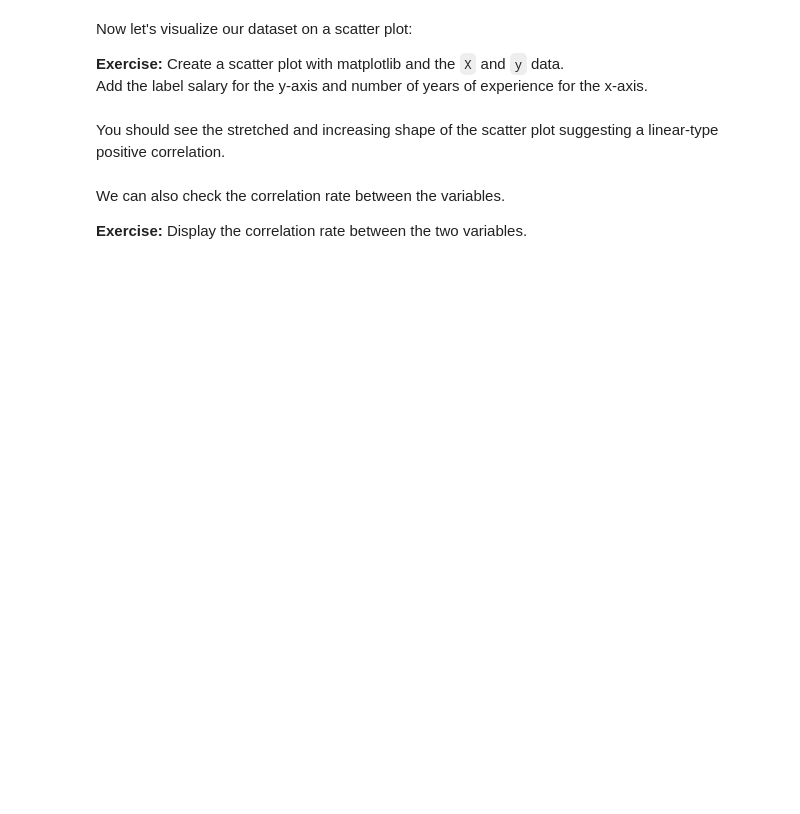
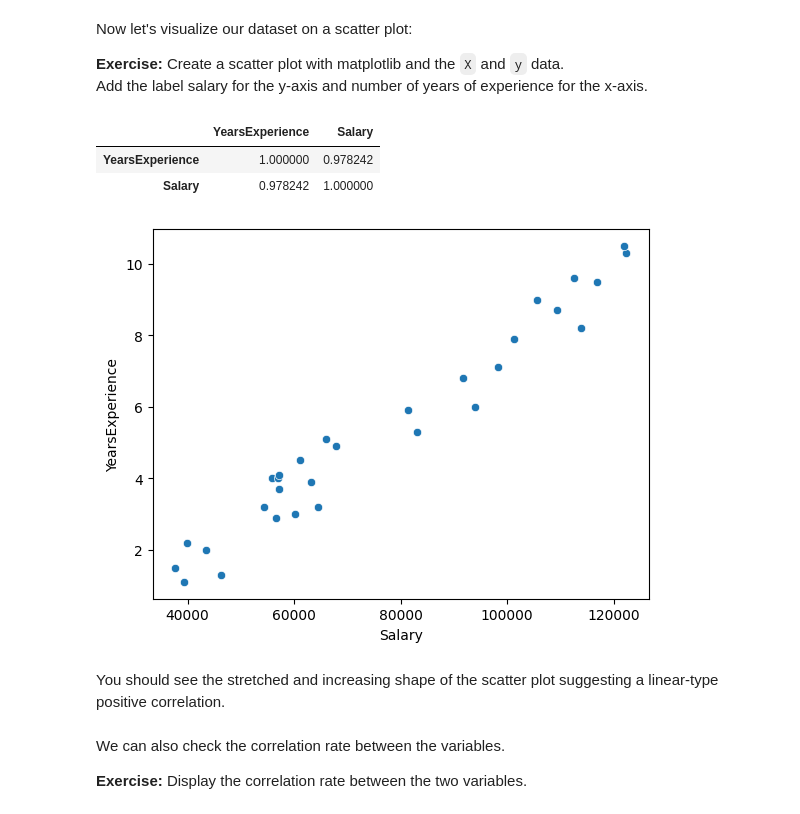
Before and after one commit to AdrienPiette/LGG-Thomas4, a Jupyter notebook: 02-TheHill/MachineLearningIntro/02-ModelingStructuredData/01-Regression/01-simple-linear-regression.ipynb, the cells around one changed output. Cells and saved outputs as stored; diff of their text form; code cells hidden in the pictures; blank space fills up the shorter version.

```diff
--- a/02-TheHill/MachineLearningIntro/02-ModelingStructuredData/01-Regression/01-simple-linear-regression.ipynb
+++ b/02-TheHill/MachineLearningIntro/02-ModelingStructuredData/01-Regression/01-simple-linear-regression.ipynb
@@ -88,6 +132,18 @@ Now let's visualize our dataset on a scatter plot:
 
 **Exercise:** Create a scatter plot with matplotlib and the `X` and `y` data.
 Add the label salary for the y-axis and number of years of experience for the x-axis.
+# %%
+import seaborn as sns
+import matplotlib as plt
+
+sns.scatterplot(data=df, x='Salary',y='YearsExperience')
+
+df.corr()
+# %% [output]
+|  | YearsExperience | Salary |
+| YearsExperience | 1.000000 | 0.978242 |
+| Salary | 0.978242 | 1.000000 |
+[figure, added]
 # %% [markdown]
 You should see the stretched and increasing shape of the scatter plot suggesting a linear-type positive correlation.
 # %% [markdown]
```
Also changed, not shown: parts of 8 cells of this notebook, 1 other file.
